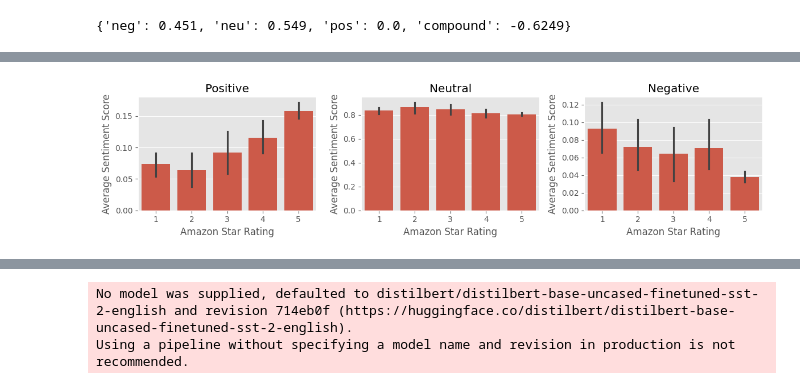
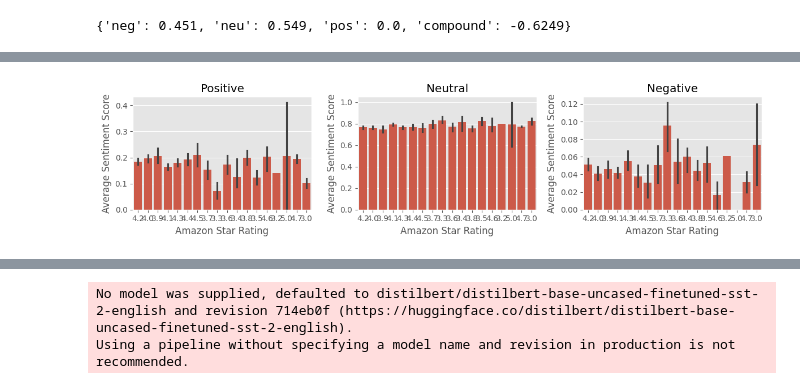
Before and after one commit to ANIKET-JAGTAP02/Product_Sentiment_Analysis, a Jupyter notebook: product_sesitment.ipynb, the cells around one changed output, grey strips where cells are left out. Cells and saved outputs as stored; diff of their text form; code cells hidden in the pictures.

```diff
--- a/product_sesitment.ipynb
+++ b/product_sesitment.ipynb
@@ -183,14 +184,14 @@ sia.polarity_scores(example)
 res = {}
 
 for i, row in tqdm(df.iterrows(), total=len(df)):
-    text = row['reviewText']           # correct column name
-    myid = row['Unnamed: 0']           # unique identifier (or just use i)
+    text = row['review_content']           # correct column name
+    myid = row['product_id']           # unique identifier (or just use i)
     res[myid] = sia.polarity_scores(str(text))  # convert to string in case of NaN
 # %%
 vaders = pd.DataFrame(res).T
-vaders = vaders.reset_index().rename(columns={'index': 'Unnamed: 0'})  # match your real key column
+vaders = vaders.reset_index().rename(columns={'index': 'product_id'})  # Correctly rename to 'product_id'
 
-vaders = vaders.merge(df, on='Unnamed: 0', how='left')
+vaders = vaders.merge(df, on='product_id', how='left')
 # %%
 # Now we have sentiment score and metadata
 vaders.head()
@@ -204,6 +205,5 @@ vaders.head()
 # %%
-
-ax = sns.barplot(data=vaders, x='score_average_rating', y='compound')
+ax = sns.barplot(data=vaders, x='rating', y='compound')
 ax.set_title('Compund Score by Amazon Star Review')
 plt.show()
 # %% [output]
@@ -211,22 +211,22 @@ plt.show()
 # %%
 fig, axs = plt.subplots(1, 3, figsize=(12, 3))
 
-sns.barplot(data=vaders, x='overall', y='pos', ax=axs[0])
-sns.barplot(data=vaders, x='overall', y='neu', ax=axs[1])
-sns.barplot(data=vaders, x='overall', y='neg', ax=axs[2])
+sns.barplot(data=vaders, x='rating', y='pos', ax=axs[0])
+sns.barplot(data=vaders, x='rating', y='neu', ax=axs[1])
+sns.barplot(data=vaders, x='rating', y='neg', ax=axs[2])
 
 axs[0].set_title('Positive')
 axs[1].set_title('Neutral')
 axs[2].set_title('Negative')
 
 for ax in axs:
     ax.set_xlabel('Amazon Star Rating')
     ax.set_ylabel('Average Sentiment Score')
 
 plt.tight_layout()
 plt.show()
 # %% [output]
-[figure, old version]
+[figure, new version]
 # %%
 from transformers import AutoTokenizer
 from transformers import AutoModelForSequenceClassification
```
Also changed, not shown: parts of 24 cells of this notebook.
